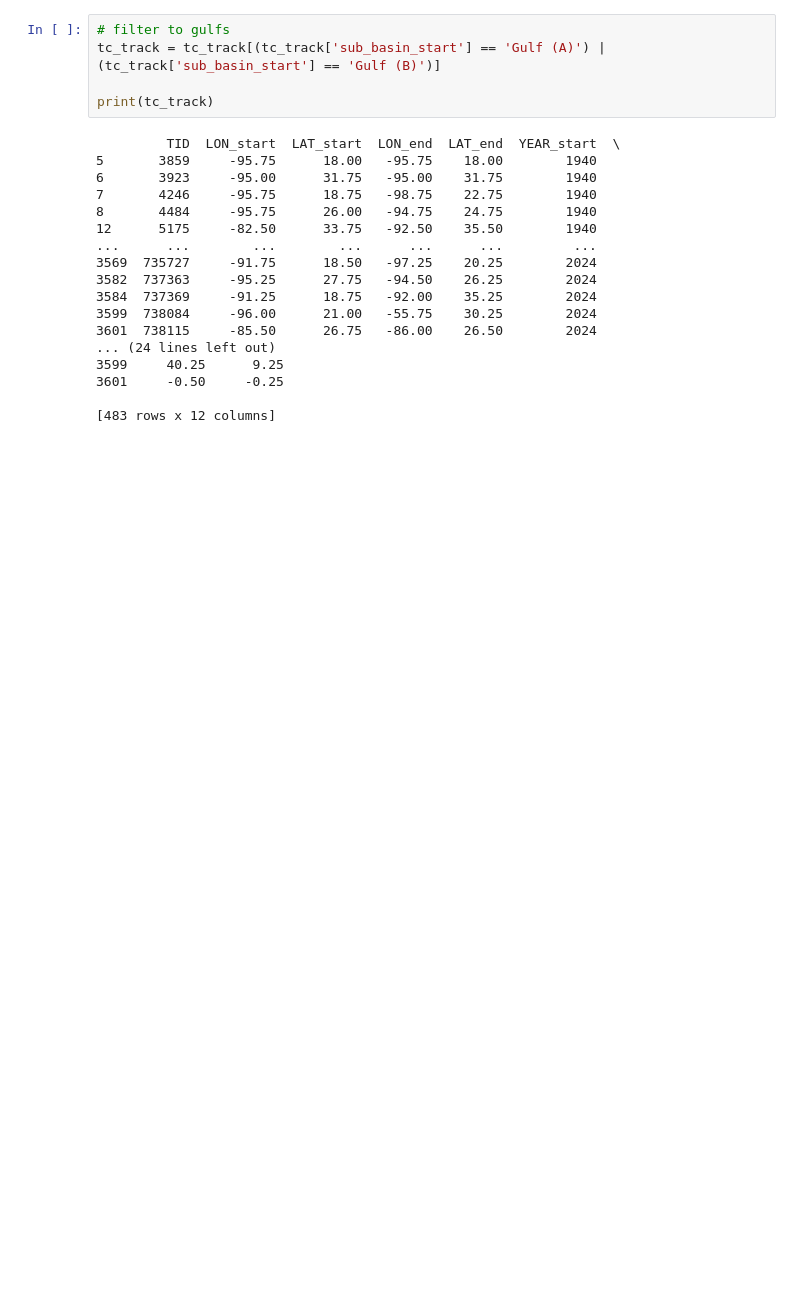
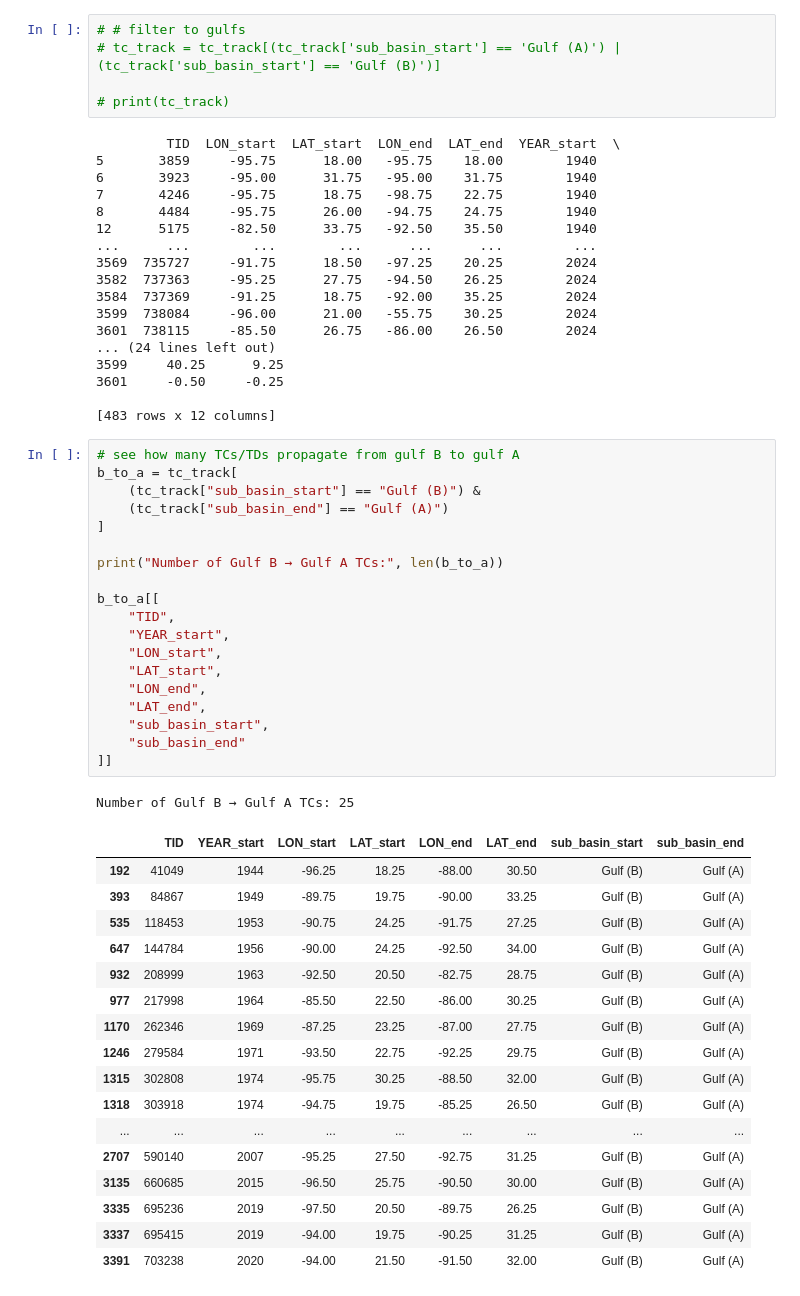
Before and after one commit to alclan2/research_clean, a Jupyter notebook: SyCLoPS_track_shape_GulfComparison.ipynb, the cells around one changed output. Drawn from its saved outputs; the diff is of its cells as text; blank space fills up the shorter version.

```diff
--- a/SyCLoPS_track_shape_GulfComparison.ipynb
+++ b/SyCLoPS_track_shape_GulfComparison.ipynb
@@ -250,10 +239,10 @@ tc_track['LAT_diff_abs'] = (tc_track['LAT_end'] - tc_track['LAT_start']).abs()
 tc_track['LON_diff'] = tc_track['LON_end'] - tc_track['LON_start']
 tc_track['LAT_diff'] = tc_track['LAT_end'] - tc_track['LAT_start']
 # %%
-# filter to gulfs
-tc_track = tc_track[(tc_track['sub_basin_start'] == 'Gulf (A)') | (tc_track['sub_basin_start'] == 'Gulf (B)')]
+# # filter to gulfs
+# tc_track = tc_track[(tc_track['sub_basin_start'] == 'Gulf (A)') | (tc_track['sub_basin_start'] == 'Gulf (B)')]
 
-print(tc_track)
+# print(tc_track)
 # %% [output]
          TID  LON_start  LAT_start  LON_end  LAT_end  YEAR_start  \
 5       3859     -95.75      18.00   -95.75    18.00        1940
@@ -272,3 +261,41 @@ print(tc_track)
 3601     -0.50     -0.25
 
 [483 rows x 12 columns]
+# %%
+# see how many TCs/TDs propagate from gulf B to gulf A
+b_to_a = tc_track[
+    (tc_track["sub_basin_start"] == "Gulf (B)") &
+    (tc_track["sub_basin_end"] == "Gulf (A)")
+]
+
+print("Number of Gulf B → Gulf A TCs:", len(b_to_a))
+
+b_to_a[[
+    "TID",
+    "YEAR_start",
+    "LON_start",
+    "LAT_start",
+    "LON_end",
+    "LAT_end",
+    "sub_basin_start",
+    "sub_basin_end"
+]]
+# %% [output]
+Number of Gulf B → Gulf A TCs: 25
+|  | TID | YEAR_start | LON_start | LAT_start | LON_end | LAT_end | sub_basin_start | sub_basin_end |
+| 192 | 41049 | 1944 | -96.25 | 18.25 | -88.00 | 30.50 | Gulf (B) | Gulf (A) |
+| 393 | 84867 | 1949 | -89.75 | 19.75 | -90.00 | 33.25 | Gulf (B) | Gulf (A) |
+| 535 | 118453 | 1953 | -90.75 | 24.25 | -91.75 | 27.25 | Gulf (B) | Gulf (A) |
+| 647 | 144784 | 1956 | -90.00 | 24.25 | -92.50 | 34.00 | Gulf (B) | Gulf (A) |
+| 932 | 208999 | 1963 | -92.50 | 20.50 | -82.75 | 28.75 | Gulf (B) | Gulf (A) |
+| 977 | 217998 | 1964 | -85.50 | 22.50 | -86.00 | 30.25 | Gulf (B) | Gulf (A) |
+| 1170 | 262346 | 1969 | -87.25 | 23.25 | -87.00 | 27.75 | Gulf (B) | Gulf (A) |
+| 1246 | 279584 | 1971 | -93.50 | 22.75 | -92.25 | 29.75 | Gulf (B) | Gulf (A) |
+| 1315 | 302808 | 1974 | -95.75 | 30.25 | -88.50 | 32.00 | Gulf (B) | Gulf (A) |
+| 1318 | 303918 | 1974 | -94.75 | 19.75 | -85.25 | 26.50 | Gulf (B) | Gulf (A) |
+| ... | ... | ... | ... | ... | ... | ... | ... | ... |
+| 2707 | 590140 | 2007 | -95.25 | 27.50 | -92.75 | 31.25 | Gulf (B) | Gulf (A) |
+| 3135 | 660685 | 2015 | -96.50 | 25.75 | -90.50 | 30.00 | Gulf (B) | Gulf (A) |
+| 3335 | 695236 | 2019 | -97.50 | 20.50 | -89.75 | 26.25 | Gulf (B) | Gulf (A) |
+| 3337 | 695415 | 2019 | -94.00 | 19.75 | -90.25 | 31.25 | Gulf (B) | Gulf (A) |
+| 3391 | 703238 | 2020 | -94.00 | 21.50 | -91.50 | 32.00 | Gulf (B) | Gulf (A) |
```
Also changed, not shown: parts of 3 cells of this notebook, 9 other files.
